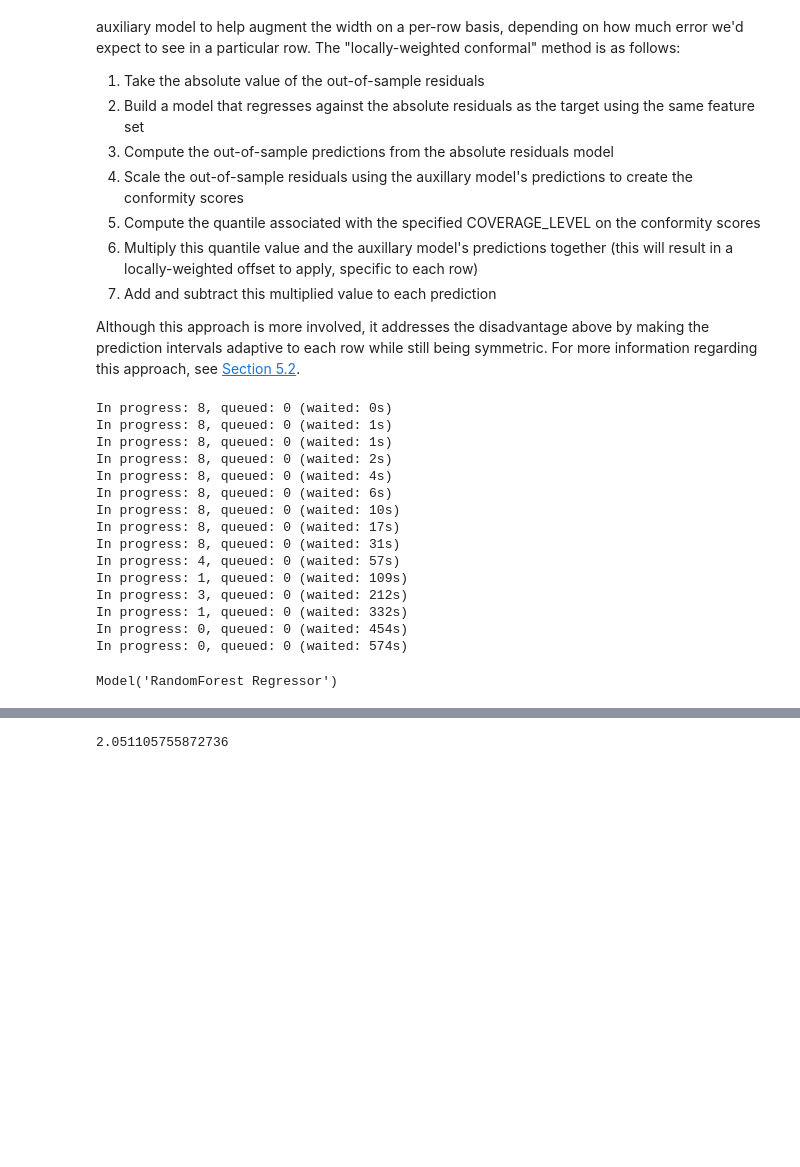
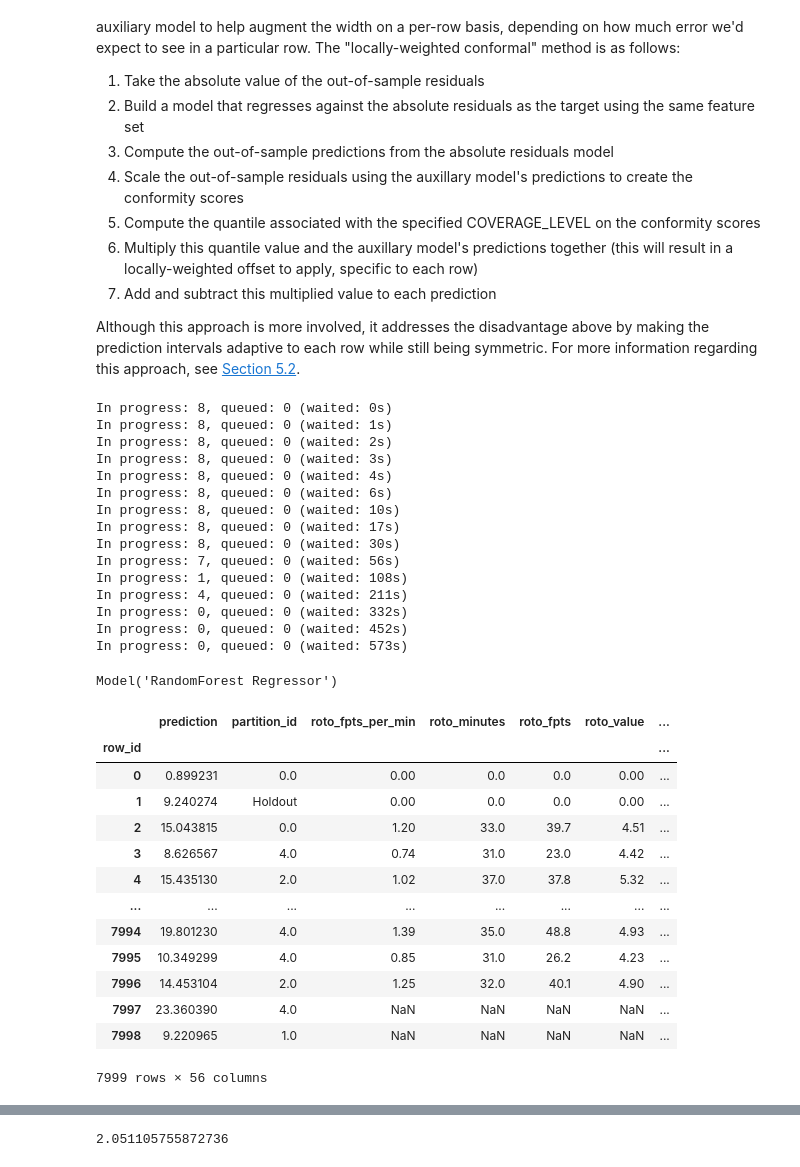
Before and after one commit to datarobot-community/ai-accelerators, a Jupyter notebook: advanced_ml_and_api_approaches/prediction_intervals_via_conformal_inference/prediction_intervals_via_conformal_inference.ipynb, the cells around one changed output, grey strips where cells are left out. Cells and saved outputs as stored; diff of their text form; code cells hidden in the pictures; blank space fills up the shorter version.

```diff
--- a/advanced_ml_and_api_approaches/prediction_intervals_via_conformal_inference/prediction_intervals_via_conformal_inference.ipynb
+++ b/advanced_ml_and_api_approaches/prediction_intervals_via_conformal_inference/prediction_intervals_via_conformal_inference.ipynb
@@ -470,7 +475,7 @@ Although this approach is more involved, it addresses the disadvantage above by
 # %%
 # Starting project to predict absolute residuals
 project_abs_residuals = dr.Project.start(
-    sourcedata=df_train.drop(
+    sourcedata=training_preds.drop(
         columns=[
             target_column,
             "partition_id",
@@ -487,19 +492,19 @@ project_abs_residuals.wait_for_autopilot(check_interval=120)
 # %% [output]
 In progress: 8, queued: 0 (waited: 0s)
 In progress: 8, queued: 0 (waited: 1s)
-In progress: 8, queued: 0 (waited: 1s)
 In progress: 8, queued: 0 (waited: 2s)
+In progress: 8, queued: 0 (waited: 3s)
 In progress: 8, queued: 0 (waited: 4s)
 In progress: 8, queued: 0 (waited: 6s)
 In progress: 8, queued: 0 (waited: 10s)
 In progress: 8, queued: 0 (waited: 17s)
-In progress: 8, queued: 0 (waited: 31s)
-In progress: 4, queued: 0 (waited: 57s)
-In progress: 1, queued: 0 (waited: 109s)
-In progress: 3, queued: 0 (waited: 212s)
-In progress: 1, queued: 0 (waited: 332s)
-In progress: 0, queued: 0 (waited: 454s)
-In progress: 0, queued: 0 (waited: 574s)
+In progress: 8, queued: 0 (waited: 30s)
+In progress: 7, queued: 0 (waited: 56s)
+In progress: 1, queued: 0 (waited: 108s)
+In progress: 4, queued: 0 (waited: 211s)
+In progress: 0, queued: 0 (waited: 332s)
+In progress: 0, queued: 0 (waited: 452s)
+In progress: 0, queued: 0 (waited: 573s)
 # %%
 # Get recommended model
 best_model_abs_residuals = dr.ModelRecommendation.get(
@@ -508,5 +513,22 @@ best_model_abs_residuals = dr.ModelRecommendation.get(
 best_model_abs_residuals
 # %% [output]
 Model('RandomForest Regressor')
+# %%
+training_preds
+# %% [output]
+|  | prediction | partition_id | roto_fpts_per_min | roto_minutes | roto_fpts | roto_value | ... |
+| row_id |  |  |  |  |  |  | ... |
+| 0 | 0.899231 | 0.0 | 0.00 | 0.0 | 0.0 | 0.00 | ... |
+| 1 | 9.240274 | Holdout | 0.00 | 0.0 | 0.0 | 0.00 | ... |
+| 2 | 15.043815 | 0.0 | 1.20 | 33.0 | 39.7 | 4.51 | ... |
+| 3 | 8.626567 | 4.0 | 0.74 | 31.0 | 23.0 | 4.42 | ... |
+| 4 | 15.435130 | 2.0 | 1.02 | 37.0 | 37.8 | 5.32 | ... |
+| ... | ... | ... | ... | ... | ... | ... | ... |
+| 7994 | 19.801230 | 4.0 | 1.39 | 35.0 | 48.8 | 4.93 | ... |
+| 7995 | 10.349299 | 4.0 | 0.85 | 31.0 | 26.2 | 4.23 | ... |
+| 7996 | 14.453104 | 2.0 | 1.25 | 32.0 | 40.1 | 4.90 | ... |
+| 7997 | 23.360390 | 4.0 | NaN | NaN | NaN | NaN | ... |
+| 7998 | 9.220965 | 1.0 | NaN | NaN | NaN | NaN | ... |
+7999 rows × 56 columns
 # %%
 # Compute training predictions and join
```
Also changed, not shown: parts of 22 cells of this notebook.
